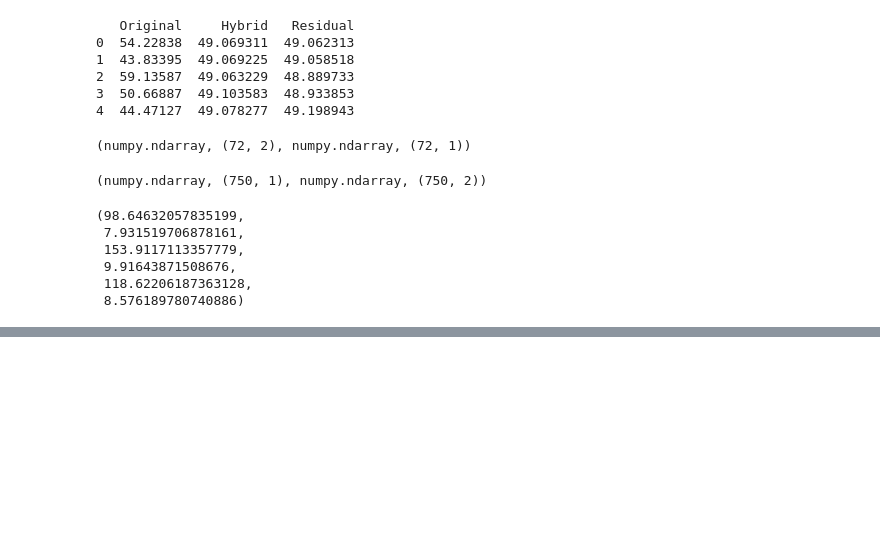
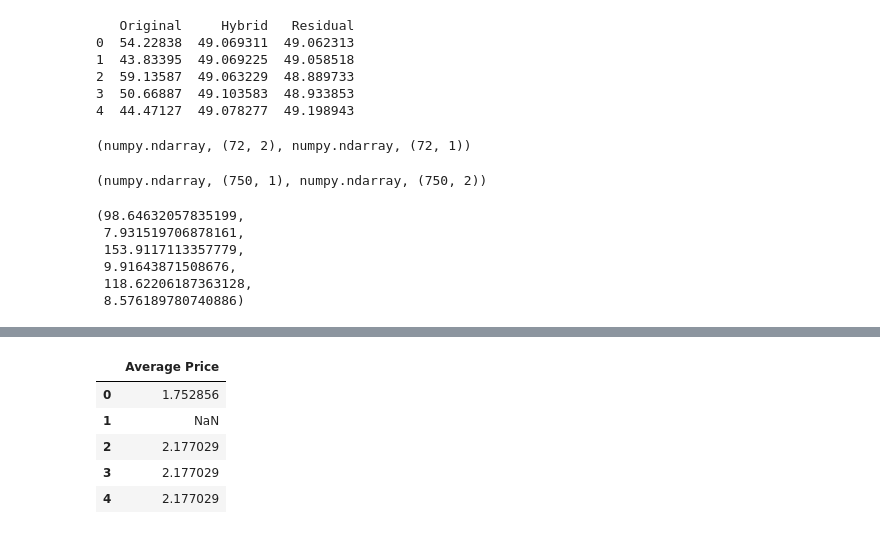
Before and after one commit to msaad1311/Imputation-across-applications, a Jupyter notebook: Imputation_across_applications.ipynb, the cells around one changed output, grey strips where cells are left out. Saved outputs shown, nothing was run; the diff lists cells and outputs as text; code cells hidden in the pictures; blank space fills up the shorter version.

```diff
--- a/Imputation_across_applications.ipynb
+++ b/Imputation_across_applications.ipynb
@@ -813,0 +830,11 @@ mse(ytest,predictions),mae(ytest,predictions),mse(ytest,predictions2),mae(ytest,
+# %%
+df_main=df[['Average Price']]
+# %%
+df_main.head()
+# %% [output]
+|  | Average Price |
+| 0 | 1.752856 |
+| 1 | NaN |
+| 2 | 2.177029 |
+| 3 | 2.177029 |
+| 4 | 2.177029 |
```
Also changed, not shown: parts of 9 cells of this notebook.
